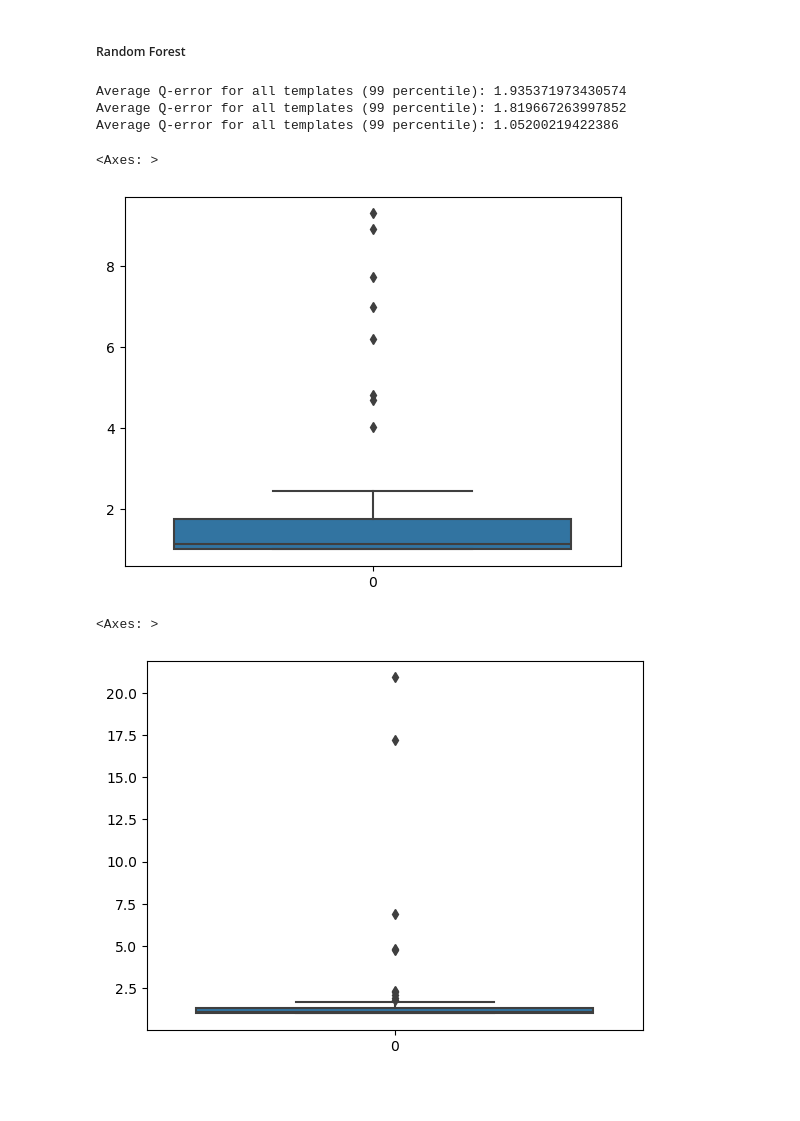
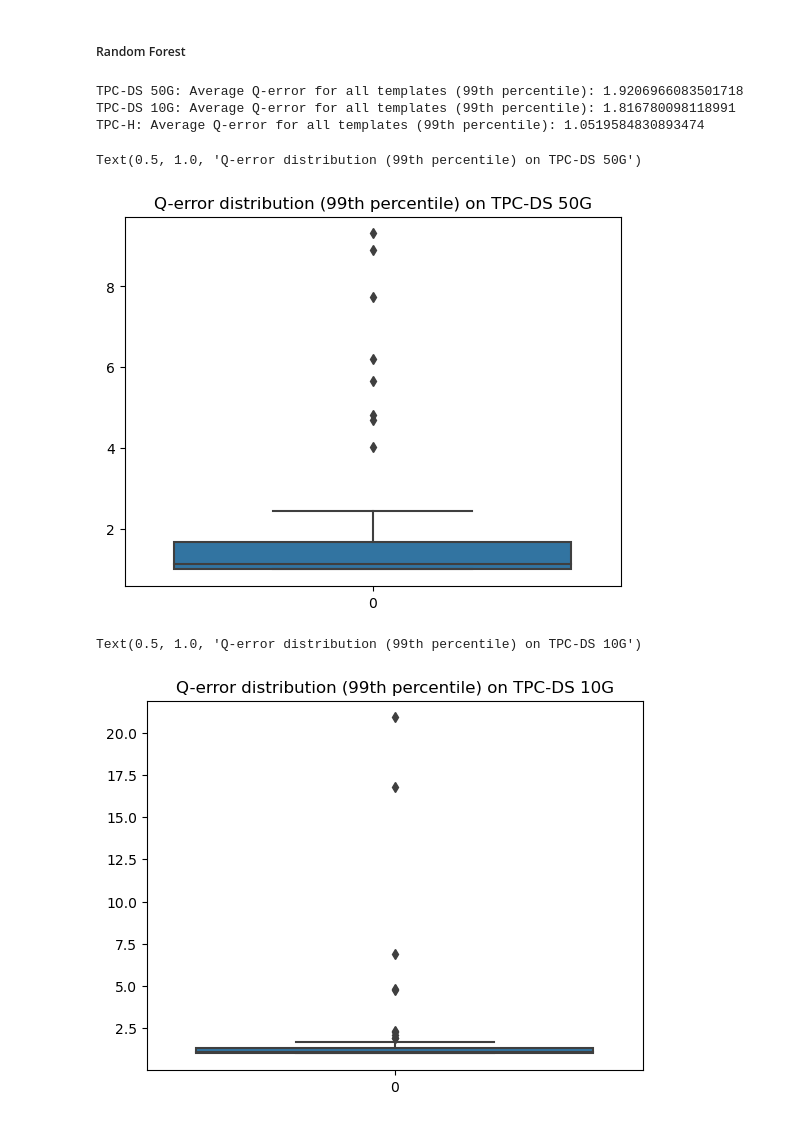
Before and after one commit to maffinnn/index_selection_evaluation, a Jupyter notebook: DISTILL.ipynb, the cells around one changed output. Cells and saved outputs as stored; diff of their text form; code cells hidden in the pictures; blank space fills up the shorter version.

```diff
--- a/DISTILL.ipynb
+++ b/DISTILL.ipynb
@@ -87,7 +87,7 @@ def read_table_info(row_info_filepath, column_info_filepath):
     else: raise ValueError("Specified dataset not supported")
 
     data_column_info = read_csv(column_info_filepath)[2:-2]
-    column_dict = {}
+    column_dict = OrderedDict()
     for column_info in data_column_info:
         column_info_tuple = column_info[0].split('|')
         if len(column_info_tuple) < 3: continue
@@ -742,19 +749,18 @@ def construct_template_features_and_labels(dataset_name, templates, column_dict)
         feature_columns = []
         param_selectivity_columns = [f"param_selectivity_{param.name}" for param in params]
         feature_columns.extend(param_selectivity_columns)
-        config_selectivity_columns = list(set(f"selectivity_{column.name}" for entry in data for config in entry[1] for index in config for column in index.columns))
+        config_selectivity_columns = list(set(f"selectivity_{col}" for col in range(len(column_dict))))
         feature_columns.extend(config_selectivity_columns)
-        config_operation_columns = list(set(f"operation_{column.name}_{i}" for entry in data for config in entry[1] for index in config for column in index.columns for i in range(3)))
+        config_operation_columns = list(set(f"operation_{col}_{i}" for col in range(len(column_dict)) for i in range(3)))
         feature_columns.extend(config_operation_columns)
-        config_position_columns = list(set(f"position_{column.name}" for entry in data for config in entry[1] for index in config for column in index.columns))
+        config_position_columns = list(set(f"position_{col}" for col in range(len(column_dict))))
         feature_columns.extend(config_position_columns)
-        config_order_columns = list(set(f"order_{column.name}" for entry in data for config in entry[1] for index in config for column in index.columns))
+        config_order_columns = list(set(f"order_{col}" for col in range(len(column_dict))))
         feature_columns.extend(config_order_columns)
         query_configs = [(entry[0], config) for entry in data for config in entry[1]]
         features = pd.DataFrame(columns=feature_columns, index=range(len(query_configs)))
         k = 0
-        for i, entry in enumerate(data):
-            query = entry[0]
+        for entry in data:
             index_configs = entry[1]
             costs = entry[2]
             plans = entry[3]
@@ -763,7 +769,7 @@ def construct_template_features_and_labels(dataset_name, templates, column_dict)
                 selectivities = calculate_parameter_selectivity(dataset_name, template_id, plan, column_dict)
                 for param, value in selectivities.items():
                     features.iloc[k][f"param_selectivity_{param.name}"] = value
-                config_feature = evaluate_configuration(config, plan)
+                config_feature = evaluate_configuration(column_dict, config, plan)
                 for feature_name, value in config_feature.items():
                     if isinstance(value, set):
                         for l, operator in enumerate(list(value)):
@@ -797,11 +804,15 @@ template_feature_labels_DS_50G[2][0]
 # %% [markdown]
 ##### Random Forest
 # %%
-def template_feature_modeling_and_prediction(template_feature_labels):
+def template_feature_modeling_and_prediction(dataset_name, template_feature_labels):
     template_regressors, results = {}, {}
     for template_id, (features, labels) in template_feature_labels.items():
         # convert to one-hot
-        features_encoded = to_onehot_encoding(features)
+        features_cat = features.select_dtypes(include="object")
+        features_num = features.select_dtypes(exclude="object")
+        encoder = OneHotEncoder(sparse_output=False)
+        features_cat_encoded = encoder.fit_transform(features_cat)
+        features_encoded = np.concatenate((features_num.to_numpy(), features_cat_encoded), axis=1)
 
         X_train, X_test, y_train, y_test = train_test_split(features_encoded, labels, test_size=0.33, random_state=2024)
         template_regressors[template_id] = RandomForestRegressor(n_estimators=5, max_depth=6, random_state=0).fit(X_train, y_train)
@@ -811,24 +822,24 @@ def template_feature_modeling_and_prediction(template_feature_labels):
 
     results = sorted(list(results.values()))
     avg_all_templates = sum(results[:int(0.99*len(results))])/len(results[:int(0.99*len(results))])
-    print(f"Average Q-error for all templates (99 percentile): {avg_all_templates}")
+    print(f"{dataset_name}: Average Q-error for all templates (99th percentile): {avg_all_templates}")
     return template_regressors, results
 
-_, results_DS_50G = template_feature_modeling_and_prediction(template_feature_labels_DS_50G)
-_, results_DS_10G = template_feature_modeling_and_prediction(template_feature_labels_DS_10G)
-_, results_H = template_feature_modeling_and_prediction(template_feature_labels_H)
+_, results_DS_50G = template_feature_modeling_and_prediction("TPC-DS 50G", template_feature_labels_DS_50G)
+_, results_DS_10G = template_feature_modeling_and_prediction("TPC-DS 10G", template_feature_labels_DS_10G)
+_, results_H = template_feature_modeling_and_prediction("TPC-H", template_feature_labels_H)
 # %% [output]
-Average Q-error for all templates (99 percentile): 1.935371973430574
-Average Q-error for all templates (99 percentile): 1.819667263997852
-Average Q-error for all templates (99 percentile): 1.05200219422386
+TPC-DS 50G: Average Q-error for all templates (99th percentile): 1.9206966083501718
+TPC-DS 10G: Average Q-error for all templates (99th percentile): 1.816780098118991
+TPC-H: Average Q-error for all templates (99th percentile): 1.0519584830893474
 # %%
-sns.boxplot(results_DS_50G[:int(0.99*len(results_DS_50G))])
+sns.boxplot(results_DS_50G[:int(0.99*len(results_DS_50G))]).set_title("Q-error distribution (99th percentile) on TPC-DS 50G")
 # %% [output]
-<Axes: >
+Text(0.5, 1.0, 'Q-error distribution (99th percentile) on TPC-DS 50G')
-[figure, old version]
+[figure, new version]
 # %%
-sns.boxplot(results_DS_10G[:int(0.99*len(results_DS_10G))])
+sns.boxplot(results_DS_10G[:int(0.99*len(results_DS_10G))]).set_title("Q-error distribution (99th percentile) on TPC-DS 10G")
 # %% [output]
-<Axes: >
+Text(0.5, 1.0, 'Q-error distribution (99th percentile) on TPC-DS 10G')
-[figure, old version]
+[figure, new version]
 # %%
```
Also changed, not shown: parts of 23 cells of this notebook.
